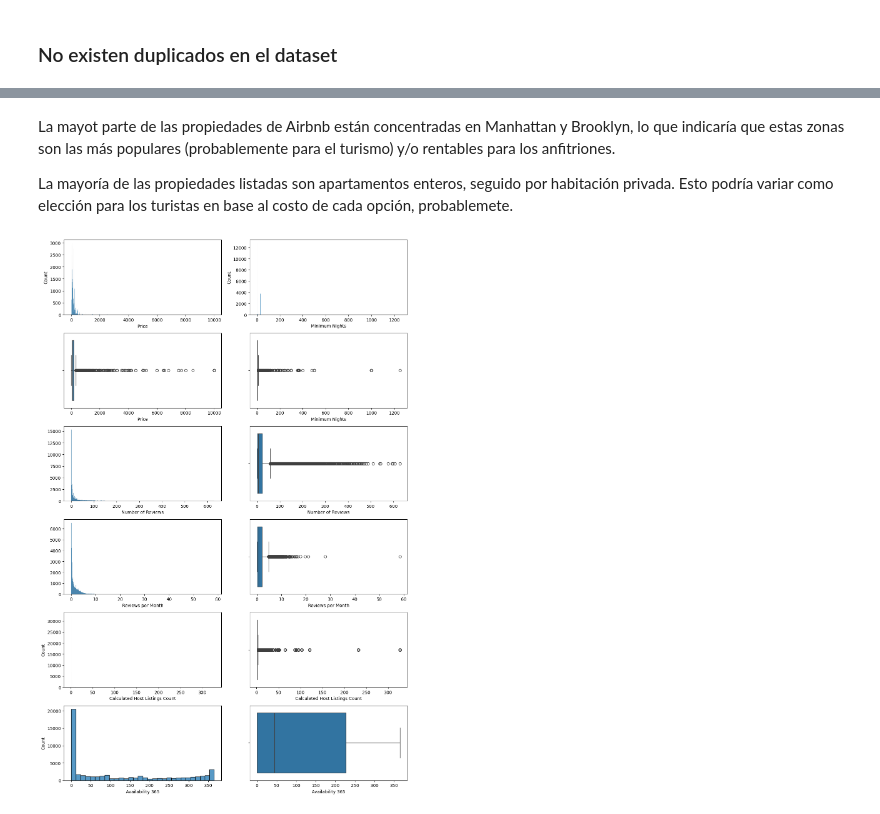
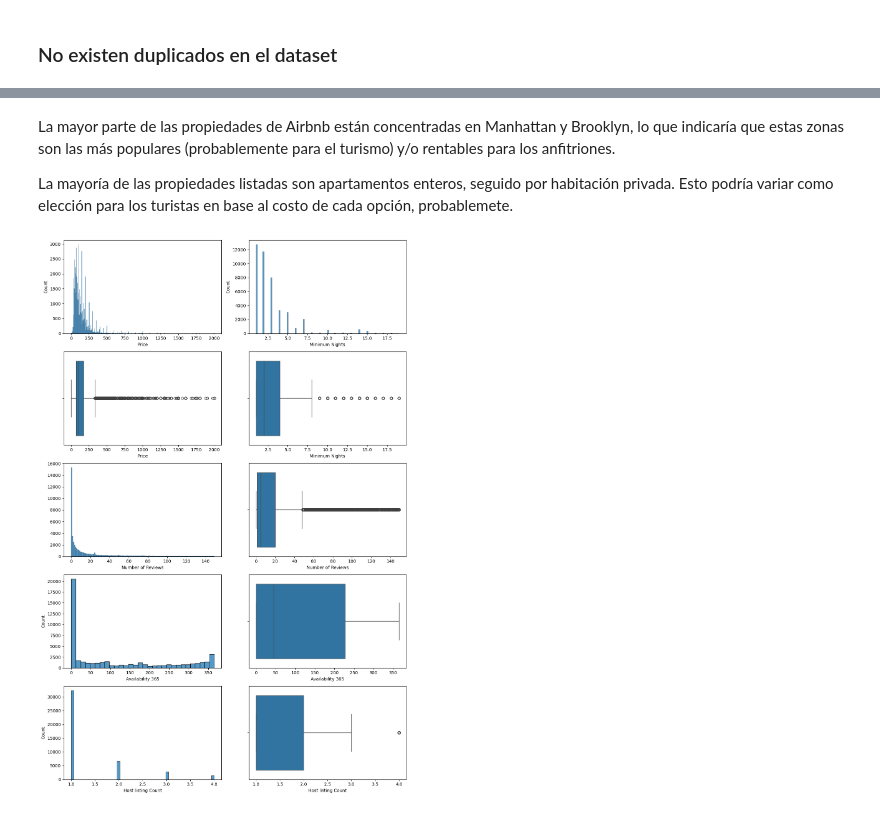
Before and after one commit to lbdelilla/airbnb-exploratory-data-analysis, a Jupyter notebook: src/explore.ipynb, the cells around one changed output, grey strips where cells are left out. Drawn from its saved outputs; the diff is of its cells as text; code cells hidden in the pictures.

```diff
--- a/src/explore.ipynb
+++ b/src/explore.ipynb
@@ -3,19 +3,19 @@
 # %%
 # Your code here
 import pandas as pd
-from sklearn.model_selection import train_test_split
+# from sklearn.model_selection import train_test_split
 
 
-train_data = pd.read_csv('https://raw.githubusercontent.com/4GeeksAcademy/data-preprocessing-project-tutorial/main/AB_NYC_2019.csv')
+total_data = pd.read_csv('https://raw.githubusercontent.com/4GeeksAcademy/data-preprocessing-project-tutorial/main/AB_NYC_2019.csv')
 
-# Divido el dataset en traun y test
-train_data, test_data = train_test_split(train_data, test_size=0.3, random_state=42)
+# Divido el dataset en train y test *SE HACE AL FINAL*
+# train_data, test_data = train_test_split(train_data, test_size=0.3, random_state=42)
 
-# Lo concateno para analizarlo en conjunto
-total_data = pd.concat([train_data, test_data]).reset_index(inplace= False)
-total_data.drop(columns = ["index"], inplace = True) # Reseteo el indice y elimino la columna para que no hayan duplicados o desorden en el indice
+# # Lo concateno para analizarlo en conjunto
+# total_data = pd.concat([train_data, test_data]).reset_index(inplace= False)
+# total_data.drop(columns = ["index"], inplace = True) # Reseteo el indice y elimino la columna para que no hayan duplicados o desorden en el indice
 
 total_data.head() # Imprimo las primeras 5 filas
 
-print(train_data.shape)
+# print(train_data.shape)
 # %% [output]
@@ -59,8 +66,8 @@ print(total_data.duplicated().sum())
 # %% [markdown]
 ### No existen duplicados en el dataset
 # %%
-# Eliminar información irrelevante
+# Eliminar información OBVIAMENTE irrelevante
 
-total_data.drop(["id","name", "host_id", "host_name", "neighbourhood"], axis = 1, inplace = True)
+total_data.drop(["id","name", "host_id", "host_name", "neighbourhood", "latitude", "longitude", "last_review", "reviews_per_month"], axis = 1, inplace = True)
 total_data.head()
 # %% [output]
@@ -112,37 +112,33 @@ plt.show()
 # %% [markdown]
-La mayot parte de las propiedades de Airbnb están concentradas en Manhattan y Brooklyn, lo que indicaría que estas zonas son las más populares (probablemente para el turismo) y/o rentables para los anfitriones.
+La mayor parte de las propiedades de Airbnb están concentradas en Manhattan y Brooklyn, lo que indicaría que estas zonas son las más populares (probablemente para el turismo) y/o rentables para los anfitriones.
 
 La mayoría de las propiedades listadas son apartamentos enteros, seguido por habitación privada. Esto podría variar como elección para los turistas en base al costo de cada opción, probablemete.
 # %%
 import matplotlib.pyplot as plt
 import seaborn as sns
 
-# Crear la figura con la distribución de subgráficos (3 filas x 2 columnas)
-fig, axis = plt.subplots(6, 2, figsize=(12, 18))
+#	price	minimum_nights	number_of_reviews	calculated_host_listings_count	availability_365
 
-# Crear los histogramas y diagramas de caja para cada variable
-sns.histplot(ax=axis[0, 0], data=total_data, x="price").set(xlabel="Price")
-sns.boxplot(ax=axis[1, 0], data=total_data, x="price").set(xlabel="Price")
+fig, axis = plt.subplots(5, 2, figsize=(12, 18))
 
-sns.histplot(ax=axis[0, 1], data=total_data, x="minimum_nights").set(xlabel="Minimum Nights")
-sns.boxplot(ax=axis[1, 1], data=total_data, x="minimum_nights").set(xlabel="Minimum Nights")
+sns.histplot(ax=axis[0, 0], data=total_data[total_data["price"] < 2000], x="price").set(xlabel="Price"  ) #xlim=2000
+sns.boxplot(ax=axis[1, 0], data=total_data[total_data["price"] < 2000], x="price").set(xlabel="Price")
 
-sns.histplot(ax=axis[2, 0], data=total_data, x="number_of_reviews").set(xlabel="Number of Reviews", ylabel=None)
-sns.boxplot(ax=axis[2, 1], data=total_data, x="number_of_reviews").set(xlabel="Number of Reviews")
+sns.histplot(ax=axis[0, 1], data=total_data[total_data["minimum_nights"] < 20], x="minimum_nights").set(xlabel="Minimum Nights")
+sns.boxplot(ax=axis[1, 1], data=total_data[total_data["minimum_nights"] < 20], x="minimum_nights").set(xlabel="Minimum Nights")
 
-sns.histplot(ax=axis[3, 0], data=total_data, x="reviews_per_month").set(xlabel="Reviews per Month", ylabel=None)
-sns.boxplot(ax=axis[3, 1], data=total_data, x="reviews_per_month").set(xlabel="Reviews per Month")
+sns.histplot(ax=axis[2, 0], data=total_data[total_data["number_of_reviews"] < 150], x="number_of_reviews").set(xlabel="Number of Reviews", ylabel=None)
+sns.boxplot(ax=axis[2, 1], data=total_data[total_data["number_of_reviews"] < 150], x="number_of_reviews").set(xlabel="Number of Reviews")
 
-sns.histplot(ax=axis[4, 0], data=total_data, x="calculated_host_listings_count").set(xlabel="Calculated Host Listings Count")
-sns.boxplot(ax=axis[4, 1], data=total_data, x="calculated_host_listings_count").set(xlabel="Calculated Host Listings Count")
 
-sns.histplot(ax=axis[5, 0], data=total_data, x="availability_365").set(xlabel="Availability 365")
-sns.boxplot(ax=axis[5, 1], data=total_data, x="availability_365").set(xlabel="Availability 365")
+sns.histplot(ax=axis[3, 0], data=total_data, x="availability_365").set(xlabel="Availability 365")
+sns.boxplot(ax=axis[3, 1], data=total_data, x="availability_365").set(xlabel="Availability 365")
 
-# Ajustar el layout para evitar superposición
+sns.histplot(ax=axis[4, 0], data=total_data[total_data["calculated_host_listings_count"] < 5], x="calculated_host_listings_count").set(xlabel="Host listing Count")
+sns.boxplot(ax=axis[4, 1], data=total_data[total_data["calculated_host_listings_count"] < 5], x="calculated_host_listings_count").set(xlabel="Host listing Count")
+
+
 plt.tight_layout()
-
-# Mostrar el gráfico
 plt.show()
 # %% [output]
-[figure, old version]
+[figure, new version]
```
Also changed, not shown: parts of 24 cells of this notebook.
